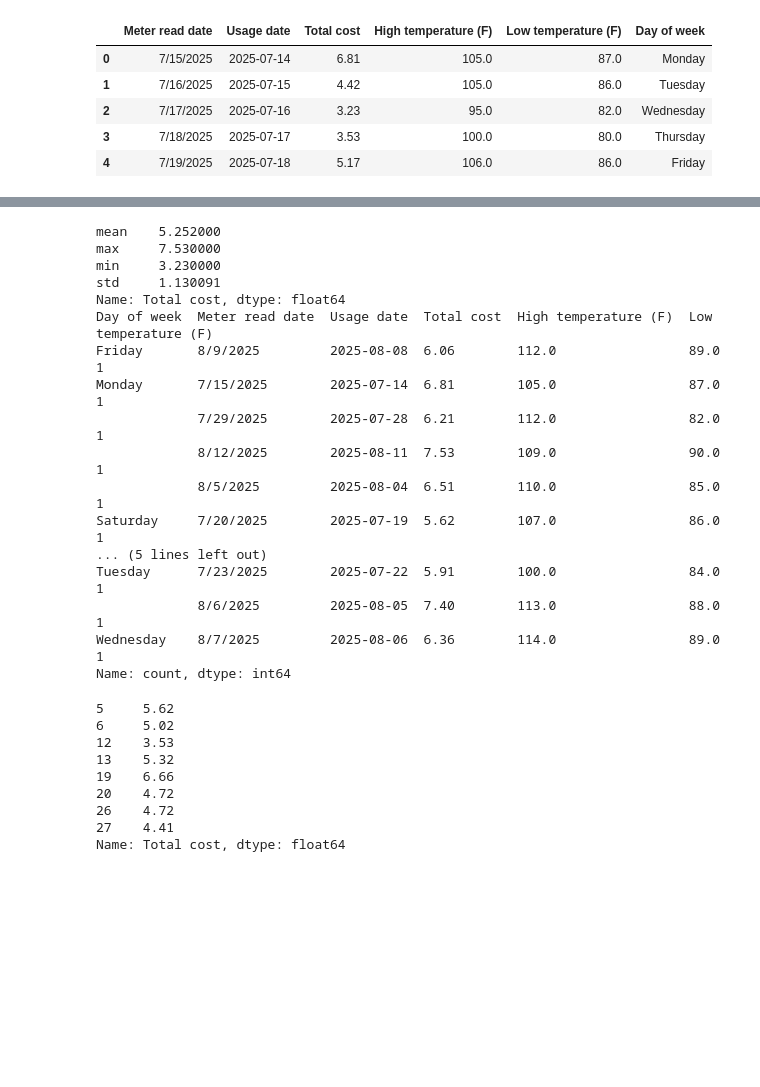
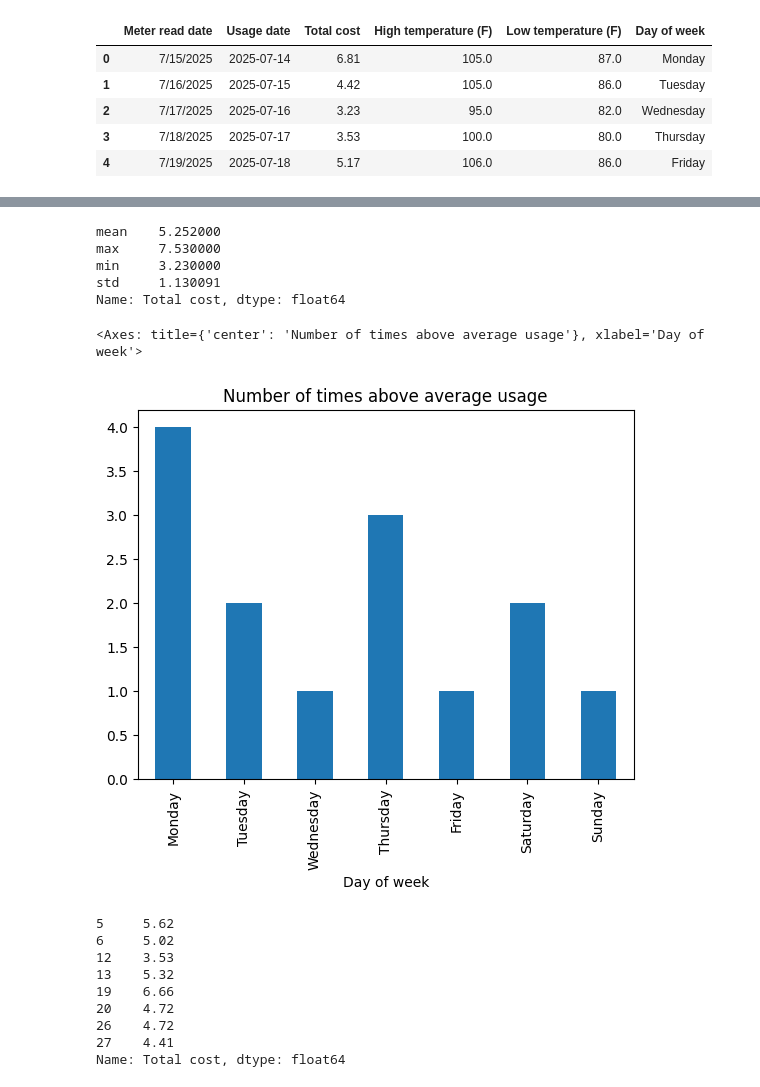
Before and after one commit to Natethanielr/custom_srp_dashboard, a Jupyter notebook: srp/srp.ipynb, the cells around one changed output, grey strips where cells are left out. Drawn from its saved outputs; the diff is of its cells as text; code cells hidden in the pictures; blank space fills up the shorter version.

```diff
--- a/srp/srp.ipynb
+++ b/srp/srp.ipynb
@@ -43,28 +51,25 @@ ax1.legend()
 # %%
+# get the mean, max, min, and standard deviation of the data set
 stat = df['Total cost'][:-1].agg(['mean', 'max', 'min', 'std'])
 print(stat)
-
+# create a data frame that contains the days that have above average energy use
 above_average = df[df['Total cost'].ge(stat['mean'])]
-
-print(above_average.groupby('Day of week').value_counts())
+# Group and count the days of week that are above average energy use
+day_groups = above_average.groupby('Day of week')['Day of week'].value_counts()
+# create new index to sort the days of week chronologically
+days_order = ["Monday", "Tuesday", "Wednesday", "Thursday", "Friday", "Saturday", "Sunday"]
+day_groups.index = pd.CategoricalIndex(day_groups.index, categories=days_order, ordered=True)
+day_groups = day_groups.sort_index()
+# bar graph of the days of week that are above average
+day_groups.plot(kind='bar', title='Number of times above average usage')
 # %% [output]
 mean    5.252000
 max     7.530000
 min     3.230000
 std     1.130091
 Name: Total cost, dtype: float64
-Day of week  Meter read date  Usage date  Total cost  High temperature (F)  Low temperature (F)
-Friday       8/9/2025         2025-08-08  6.06        112.0                 89.0                   1
-Monday       7/15/2025        2025-07-14  6.81        105.0                 87.0                   1
-             7/29/2025        2025-07-28  6.21        112.0                 82.0                   1
-             8/12/2025        2025-08-11  7.53        109.0                 90.0                   1
-             8/5/2025         2025-08-04  6.51        110.0                 85.0                   1
-Saturday     7/20/2025        2025-07-19  5.62        107.0                 86.0                   1
-... (5 lines left out)
-Tuesday      7/23/2025        2025-07-22  5.91        100.0                 84.0                   1
-             8/6/2025         2025-08-05  7.40        113.0                 88.0                   1
-Wednesday    8/7/2025         2025-08-06  6.36        114.0                 89.0                   1
-Name: count, dtype: int64
+<Axes: title={'center': 'Number of times above average usage'}, xlabel='Day of week'>
+[figure, added]
 # %%
 weekend_costs = df[df["Day of week"].isin(["Saturday", "Sunday"])]["Total cost"]
 print(weekend_costs)
```
Also changed, not shown: parts of 4 cells of this notebook.
